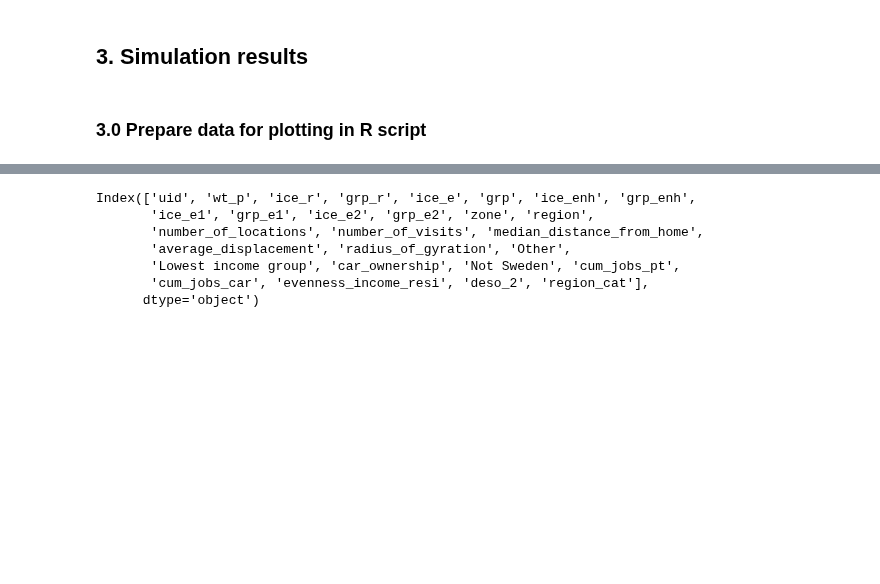
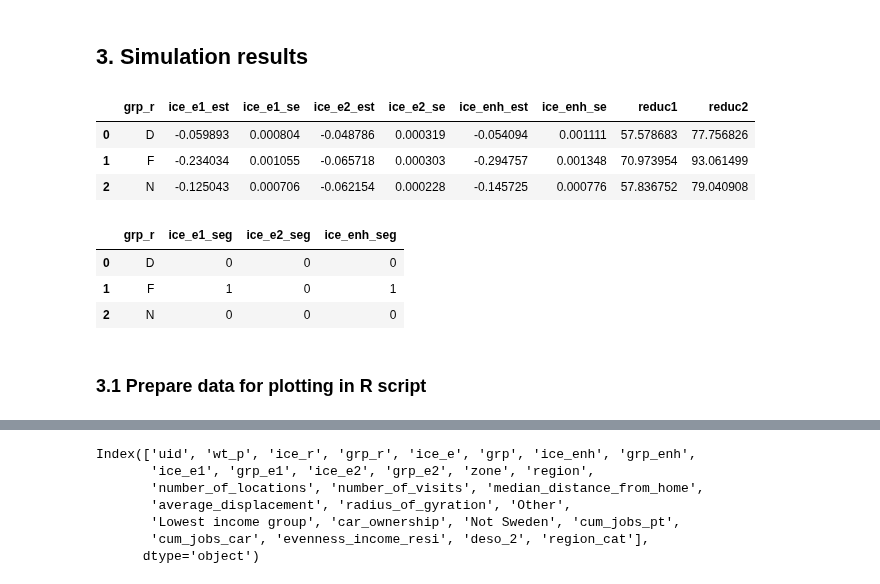
Before and after one commit to MobiSegInsights/mobi-social-segregation-se, a Jupyter notebook: src/MobiSegInsightsSE.models.1.0/45-model-seg-e-vs-r-sims.ipynb, the cells around one changed output, grey strips where cells are left out. Drawn from its saved outputs; the diff is of its cells as text; code cells hidden in the pictures; blank space fills up the shorter version.

```diff
--- a/src/MobiSegInsightsSE.models.1.0/45-model-seg-e-vs-r-sims.ipynb
+++ b/src/MobiSegInsightsSE.models.1.0/45-model-seg-e-vs-r-sims.ipynb
@@ -305,5 +404,49 @@ def weighted_median(data=None, var=None):
     sts = wdf.quantile([0.50, ])
     q50 = sts.values[0]
     return q50
+# %%
+def f_d_sims_stats(data=None):
+    stat_dict = dict()
+    # Median standard error
+    for var in ('ice_e1', 'ice_e2', 'ice_enh'):
+        median_estimate, se_median = hc.bootstrap_median_and_error(df=data, target_col=var, weight_col='wt_p', n_bootstrap=1000)
+        stat_dict[f'{var}_est'] = median_estimate
+        stat_dict[f'{var}_se'] = se_median
+    stat_dict['reduc1'] = data.loc[abs(data['ice_e1']) < abs(data['ice_enh']), 'wt_p'].sum() / data.wt_p.sum() * 100
+    stat_dict['reduc2'] = data.loc[abs(data['ice_e2']) < abs(data['ice_enh']), 'wt_p'].sum() / data.wt_p.sum() * 100
+    return pd.Series(stat_dict)
+
+df_sim.groupby('grp_r').apply(f_d_sims_stats, include_groups=False).reset_index()
+# %% [output]
+|  | grp_r | ice_e1_est | ice_e1_se | ice_e2_est | ice_e2_se | ice_enh_est | ice_enh_se | reduc1 | reduc2 |
+| 0 | D | -0.059893 | 0.000804 | -0.048786 | 0.000319 | -0.054094 | 0.001111 | 57.578683 | 77.756826 |
+| 1 | F | -0.234034 | 0.001055 | -0.065718 | 0.000303 | -0.294757 | 0.001348 | 70.973954 | 93.061499 |
+| 2 | N | -0.125043 | 0.000706 | -0.062154 | 0.000228 | -0.145725 | 0.000776 | 57.836752 | 79.040908 |
+# %%
+# Test if at the aggregate level segregated
+def seg_test(data=None):
+    stat_dict = dict()
+    # Median standard error
+    for var in ('ice_e1', 'ice_e2', 'ice_enh'):
+        res = hc.weighted_wilcoxon(data=data, value_col=var, weight_col='wt_p', baseline=0.2, m='greater', n_bootstrap=1000)
+        greater_ = res[0]
+        if greater_ > 0.001:
+            res = hc.weighted_wilcoxon(data=data, value_col=var, weight_col='wt_p', baseline=-0.2, m='less', n_bootstrap=1000)
+            less_ = res[0]
+            if less_ > 0.001:
+                stat_dict[f'{var}_seg'] = 0
+            else:
+                stat_dict[f'{var}_seg'] = 1
+        else:
+            stat_dict[f'{var}_seg'] = 1
+    return pd.Series(stat_dict)
+
+tqdm.pandas()
+df_sim.groupby('grp_r').progress_apply(seg_test, include_groups=False).reset_index()
+# %% [output]
+|  | grp_r | ice_e1_seg | ice_e2_seg | ice_enh_seg |
+| 0 | D | 0 | 0 | 0 |
+| 1 | F | 1 | 0 | 1 |
+| 2 | N | 0 | 0 | 0 |
 # %% [markdown]
-### 3.0 Prepare data for plotting in R script
+### 3.1 Prepare data for plotting in R script
```
Also changed, not shown: parts of 35 cells of this notebook, 29 other files.
